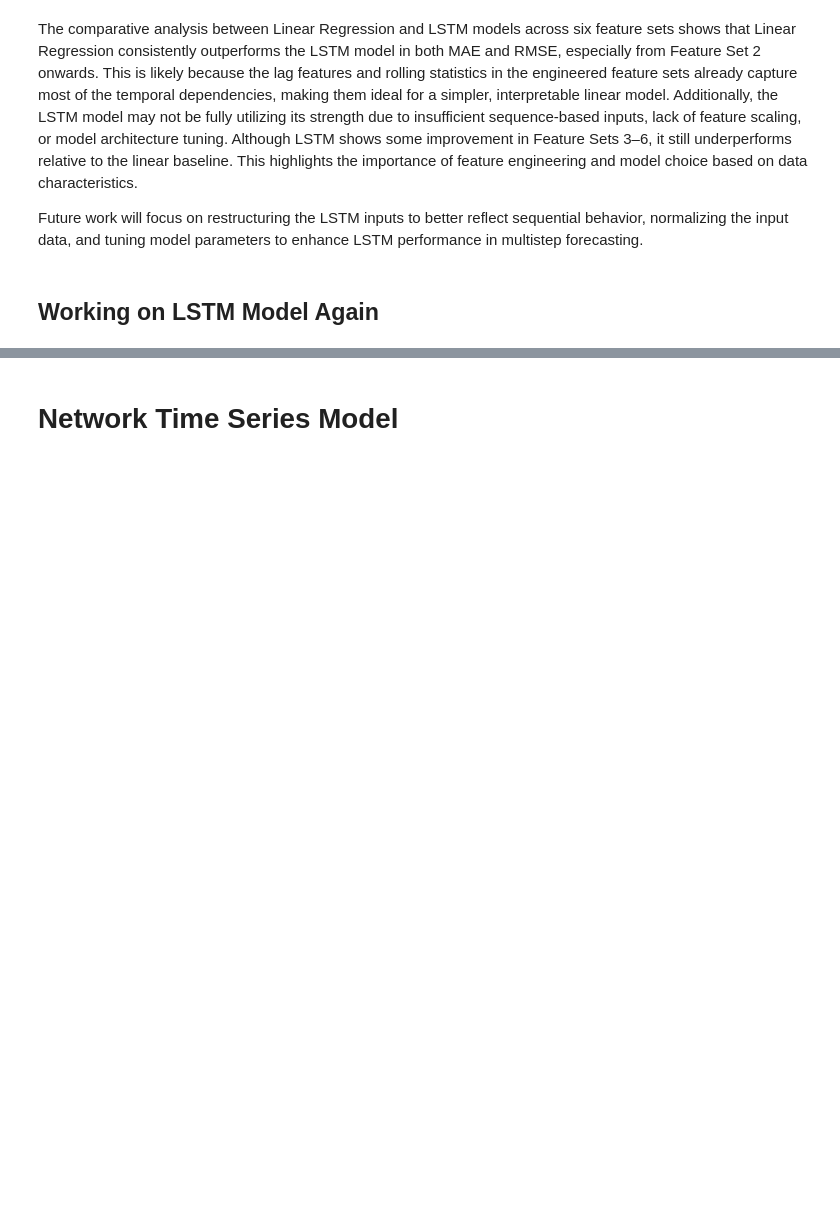
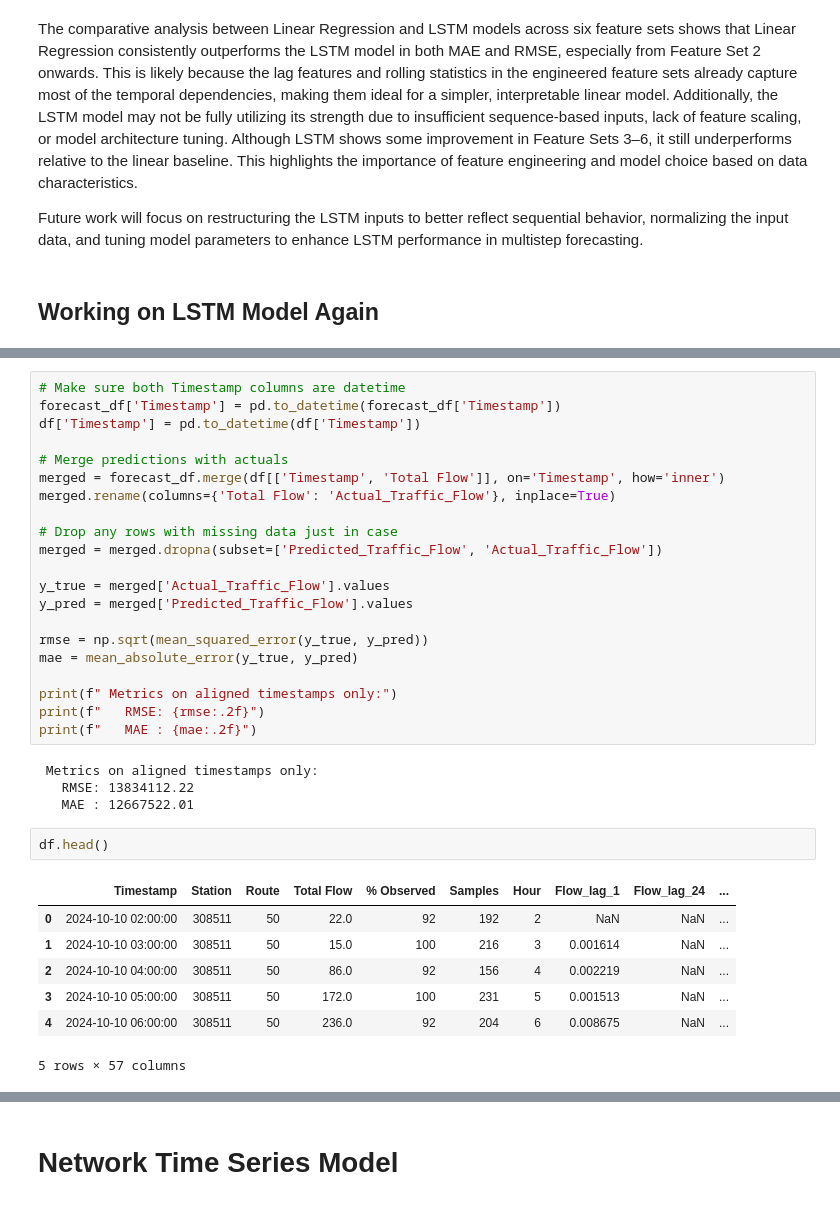
Before and after one commit to RichelCode/EV-Charging-Analysis, a Jupyter notebook: Final 3 months Analysis.ipynb, the cells around one changed output, grey strips where cells are left out. Cells and saved outputs as stored; diff of their text form; blank space fills up the shorter version.

```diff
--- a/Final 3 months Analysis.ipynb
+++ b/Final 3 months Analysis.ipynb
@@ -1579,0 +1596,35 @@ Epoch 10/10
+# %%
+# Make sure both Timestamp columns are datetime
+forecast_df['Timestamp'] = pd.to_datetime(forecast_df['Timestamp'])
+df['Timestamp'] = pd.to_datetime(df['Timestamp'])
+
+# Merge predictions with actuals
+merged = forecast_df.merge(df[['Timestamp', 'Total Flow']], on='Timestamp', how='inner')
+merged.rename(columns={'Total Flow': 'Actual_Traffic_Flow'}, inplace=True)
+
+# Drop any rows with missing data just in case
+merged = merged.dropna(subset=['Predicted_Traffic_Flow', 'Actual_Traffic_Flow'])
+
+y_true = merged['Actual_Traffic_Flow'].values
+y_pred = merged['Predicted_Traffic_Flow'].values
+
+rmse = np.sqrt(mean_squared_error(y_true, y_pred))
+mae = mean_absolute_error(y_true, y_pred)
+
+print(f" Metrics on aligned timestamps only:")
+print(f"   RMSE: {rmse:.2f}")
+print(f"   MAE : {mae:.2f}")
+# %% [output]
+ Metrics on aligned timestamps only:
+   RMSE: 13834112.22
+   MAE : 12667522.01
+# %%
+df.head()
+# %% [output]
+|  | Timestamp | Station | Route | Total Flow | % Observed | Samples | Hour | Flow_lag_1 | Flow_lag_24 | ... |
+| 0 | 2024-10-10 02:00:00 | 308511 | 50 | 22.0 | 92 | 192 | 2 | NaN | NaN | ... |
+| 1 | 2024-10-10 03:00:00 | 308511 | 50 | 15.0 | 100 | 216 | 3 | 0.001614 | NaN | ... |
+| 2 | 2024-10-10 04:00:00 | 308511 | 50 | 86.0 | 92 | 156 | 4 | 0.002219 | NaN | ... |
+| 3 | 2024-10-10 05:00:00 | 308511 | 50 | 172.0 | 100 | 231 | 5 | 0.001513 | NaN | ... |
+| 4 | 2024-10-10 06:00:00 | 308511 | 50 | 236.0 | 92 | 204 | 6 | 0.008675 | NaN | ... |
+5 rows × 57 columns
```
Also changed, not shown: parts of 3 cells of this notebook, 1 other file.
